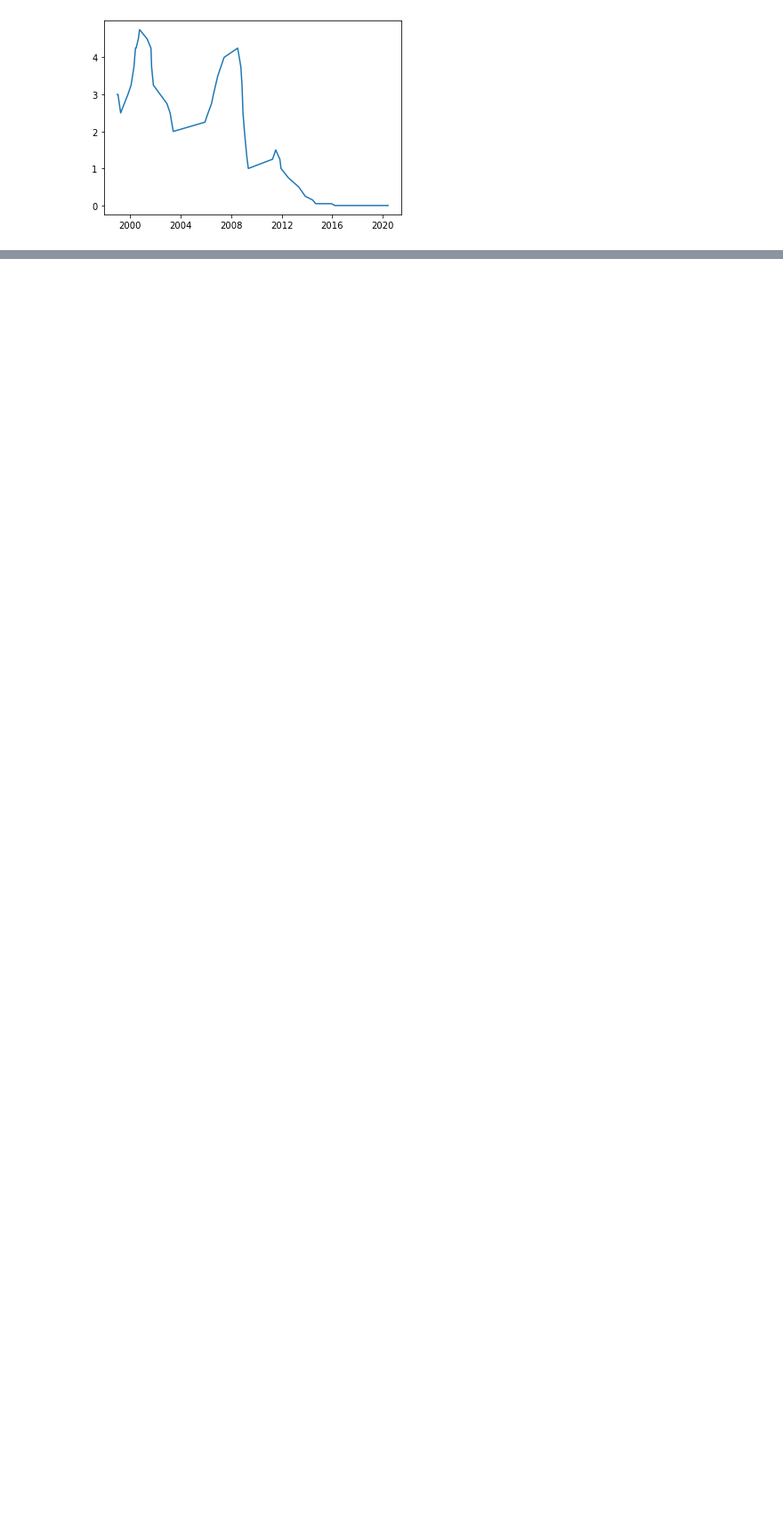
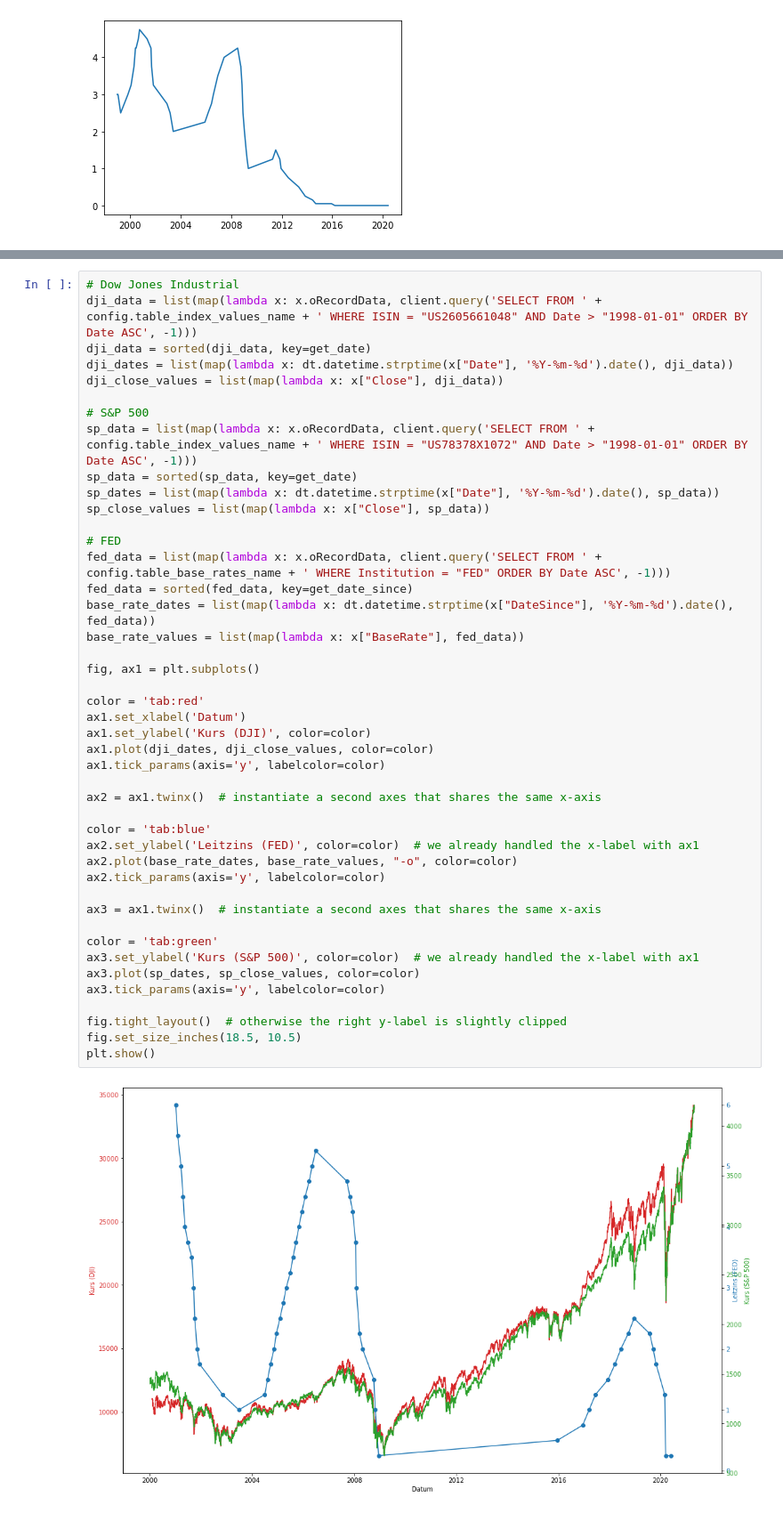
Before and after one commit to alexandermenze/wdk-projekt, a Jupyter notebook: 41_DatenEinlesen.ipynb, the cells around one changed output, grey strips where cells are left out. Shown: that part at 89% size. Cells and saved outputs as stored; diff of their text form; blank space fills up the shorter version.

```diff
--- a/41_DatenEinlesen.ipynb
+++ b/41_DatenEinlesen.ipynb
@@ -195,0 +210,46 @@ plt.show()
+# %%
+# Dow Jones Industrial
+dji_data = list(map(lambda x: x.oRecordData, client.query('SELECT FROM ' + config.table_index_values_name + ' WHERE ISIN = "US2605661048" AND Date > "1998-01-01" ORDER BY Date ASC', -1)))
+dji_data = sorted(dji_data, key=get_date)
+dji_dates = list(map(lambda x: dt.datetime.strptime(x["Date"], '%Y-%m-%d').date(), dji_data))
+dji_close_values = list(map(lambda x: x["Close"], dji_data))
+
+# S&P 500
+sp_data = list(map(lambda x: x.oRecordData, client.query('SELECT FROM ' + config.table_index_values_name + ' WHERE ISIN = "US78378X1072" AND Date > "1998-01-01" ORDER BY Date ASC', -1)))
+sp_data = sorted(sp_data, key=get_date)
+sp_dates = list(map(lambda x: dt.datetime.strptime(x["Date"], '%Y-%m-%d').date(), sp_data))
+sp_close_values = list(map(lambda x: x["Close"], sp_data))
+
+# FED
+fed_data = list(map(lambda x: x.oRecordData, client.query('SELECT FROM ' + config.table_base_rates_name + ' WHERE Institution = "FED" ORDER BY Date ASC', -1)))
+fed_data = sorted(fed_data, key=get_date_since)
+base_rate_dates = list(map(lambda x: dt.datetime.strptime(x["DateSince"], '%Y-%m-%d').date(), fed_data))
+base_rate_values = list(map(lambda x: x["BaseRate"], fed_data))
+
+fig, ax1 = plt.subplots()
+
+color = 'tab:red'
+ax1.set_xlabel('Datum')
+ax1.set_ylabel('Kurs (DJI)', color=color)
+ax1.plot(dji_dates, dji_close_values, color=color)
+ax1.tick_params(axis='y', labelcolor=color)
+
+ax2 = ax1.twinx()  # instantiate a second axes that shares the same x-axis
+
+color = 'tab:blue'
+ax2.set_ylabel('Leitzins (FED)', color=color)  # we already handled the x-label with ax1
+ax2.plot(base_rate_dates, base_rate_values, "-o", color=color)
+ax2.tick_params(axis='y', labelcolor=color)
+
+ax3 = ax1.twinx()  # instantiate a second axes that shares the same x-axis
+
+color = 'tab:green'
+ax3.set_ylabel('Kurs (S&P 500)', color=color)  # we already handled the x-label with ax1
+ax3.plot(sp_dates, sp_close_values, color=color)
+ax3.tick_params(axis='y', labelcolor=color)
+
+fig.tight_layout()  # otherwise the right y-label is slightly clipped
+fig.set_size_inches(18.5, 10.5)
+plt.show()
+# %% [output]
+[figure, added]
```
Also changed, not shown: parts of 2 cells of this notebook, 1 other file.
